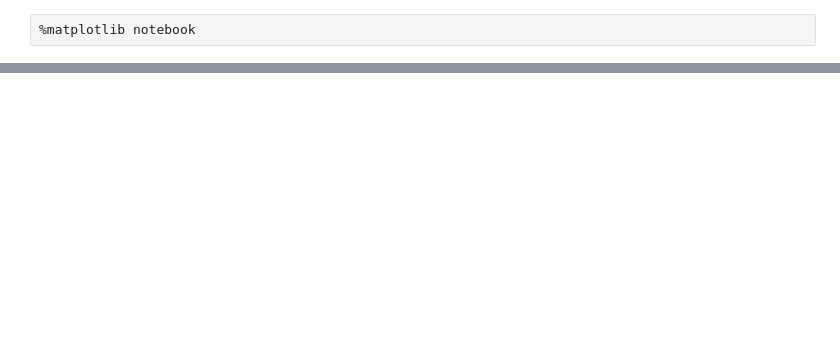
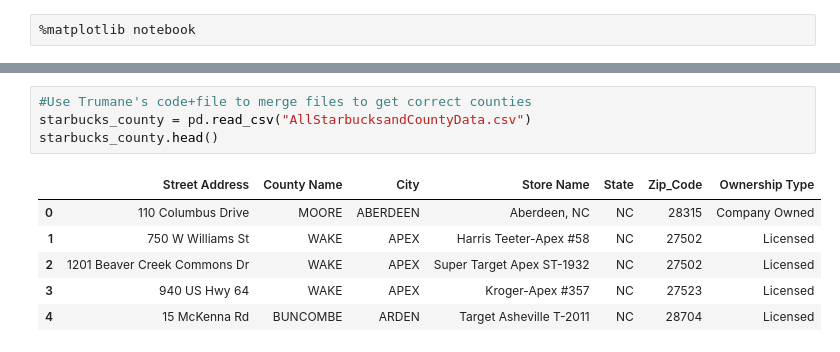
Before and after one commit to AnaLindaPenny/project-one, a Jupyter notebook: Resources/Income Analysis.ipynb, the cells around one changed output, grey strips where cells are left out. Drawn from its saved outputs; the diff is of its cells as text; blank space fills up the shorter version.

```diff
--- a/Resources/Income Analysis.ipynb
+++ b/Resources/Income Analysis.ipynb
@@ -358,0 +370,11 @@ plt.savefig("../Images/Median_Income_Zip.png")
+# %%
+#Use Trumane's code+file to merge files to get correct counties
+starbucks_county = pd.read_csv("AllStarbucksandCountyData.csv")
+starbucks_county.head()
+# %% [output]
+|  | Street Address | County Name | City | Store Name | State | Zip_Code | Ownership Type |
+| 0 | 110 Columbus Drive | MOORE | ABERDEEN | Aberdeen, NC | NC | 28315 | Company Owned |
+| 1 | 750 W Williams St | WAKE | APEX | Harris Teeter-Apex #58 | NC | 27502 | Licensed |
+| 2 | 1201 Beaver Creek Commons Dr | WAKE | APEX | Super Target Apex ST-1932 | NC | 27502 | Licensed |
+| 3 | 940 US Hwy 64 | WAKE | APEX | Kroger-Apex #357 | NC | 27523 | Licensed |
+| 4 | 15 McKenna Rd | BUNCOMBE | ARDEN | Target Asheville T-2011 | NC | 28704 | Licensed |
```
Also changed, not shown: parts of 14 cells of this notebook, 3 other files.
